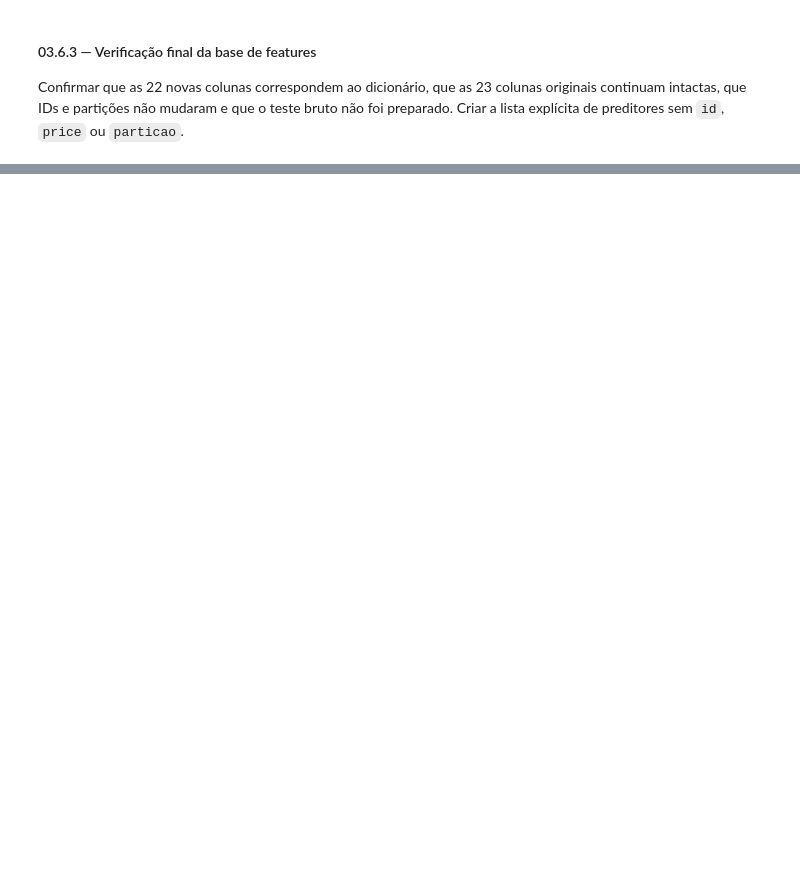
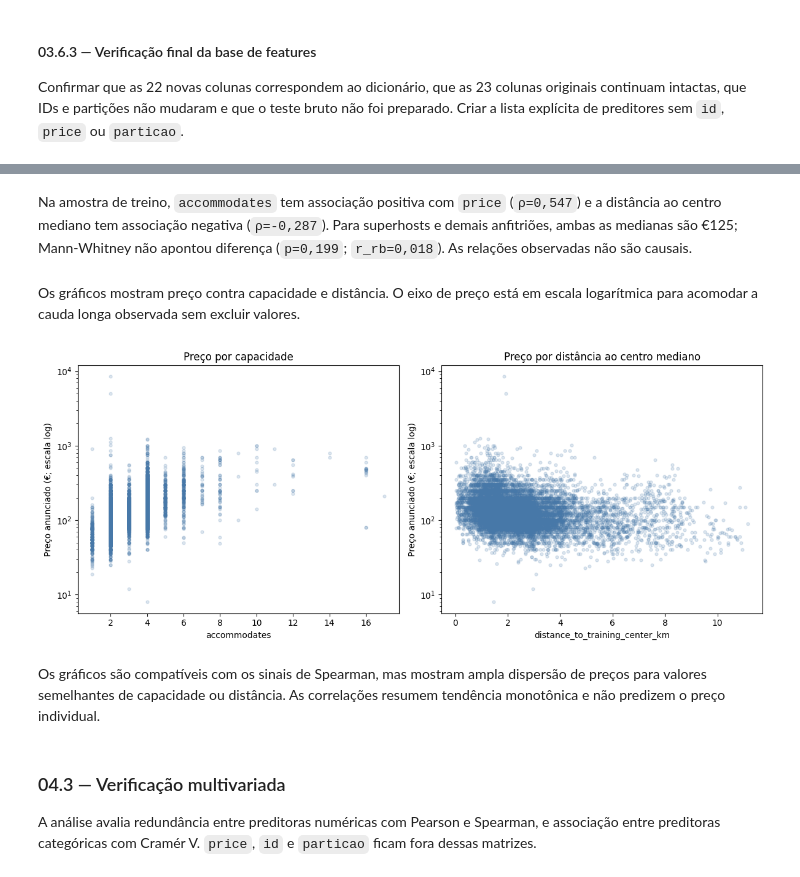
Before and after one commit to guigrandim/airbnb_price, a Jupyter notebook: notebooks/price_prediction.ipynb, the cells around one changed output, grey strips where cells are left out. Cells and saved outputs as stored; diff of their text form; code cells hidden in the pictures; blank space fills up the shorter version.

```diff
--- a/notebooks/price_prediction.ipynb
+++ b/notebooks/price_prediction.ipynb
@@ -4111,0 +4541,44 @@ Partições na saída: {'treino': 12187, 'validação': 2619}
+# %% [markdown]
+Na amostra de treino, `accommodates` tem associação positiva com `price` (`ρ=0,547`) e a distância ao centro mediano tem associação negativa (`ρ=-0,287`). Para superhosts e demais anfitriões, ambas as medianas são €125; Mann-Whitney não apontou diferença (`p=0,199`; `r_rb=0,018`). As relações observadas não são causais.
+# %% [markdown]
+Os gráficos mostram preço contra capacidade e distância. O eixo de preço está em escala logarítmica para acomodar a cauda longa observada sem excluir valores.
+# %%
+# 1. Cria gráficos de dispersão para as duas relações numéricas.
+import matplotlib.pyplot as plt
+
+eda_scatter_features = [
+    "accommodates", "distance_to_training_center_km"
+]
+fig, eda_scatter_axes = plt.subplots(1, 2, figsize=(12, 5))
+
+# 2. Exibe somente anúncios de treino e mantém todos os preços válidos.
+for eda_scatter_axis, eda_scatter_column in zip(
+    eda_scatter_axes, eda_scatter_features
+):
+    eda_scatter_axis.scatter(
+        df_train_eda[eda_scatter_column],
+        df_train_eda["price"],
+        alpha=0.18,
+        s=12,
+        color="#4778a8"
+    )
+    eda_scatter_axis.set_yscale("log")
+    eda_scatter_axis.set_title(
+        "Preço por capacidade"
+        if eda_scatter_column == "accommodates"
+        else "Preço por distância ao centro mediano"
+    )
+    eda_scatter_axis.set_xlabel(eda_scatter_column)
+    eda_scatter_axis.set_ylabel("Preço anunciado (€; escala log)")
+
+# 3. Ajusta o espaçamento e exibe os gráficos.
+fig.tight_layout()
+plt.show()
+# %% [output]
+[figure, added]
+# %% [markdown]
+Os gráficos são compatíveis com os sinais de Spearman, mas mostram ampla dispersão de preços para valores semelhantes de capacidade ou distância. As correlações resumem tendência monotônica e não predizem o preço individual.
+# %% [markdown]
+### 04.3 — Verificação multivariada
+
+A análise avalia redundância entre preditoras numéricas com Pearson e Spearman, e associação entre preditoras categóricas com Cramér V. `price`, `id` e `particao` ficam fora dessas matrizes.
```
Also changed, not shown: parts of 116 cells of this notebook, 12 other files.
